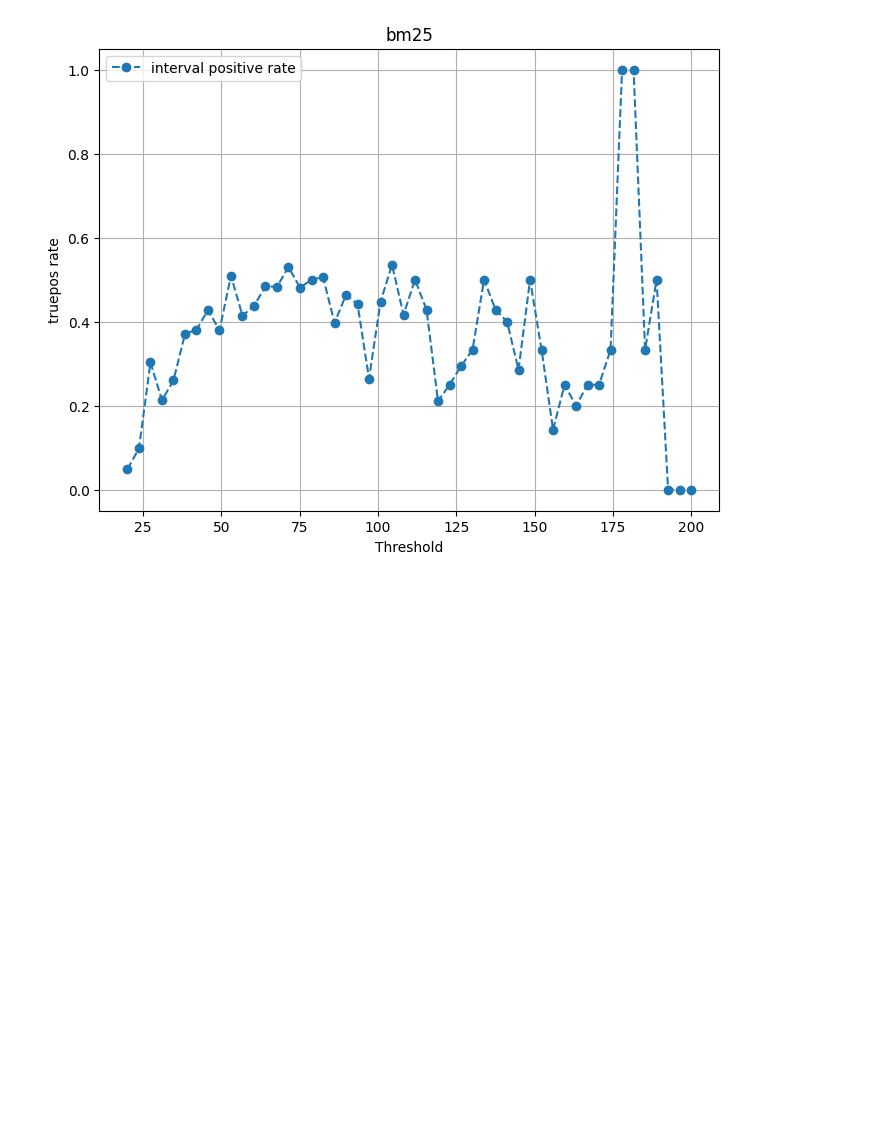
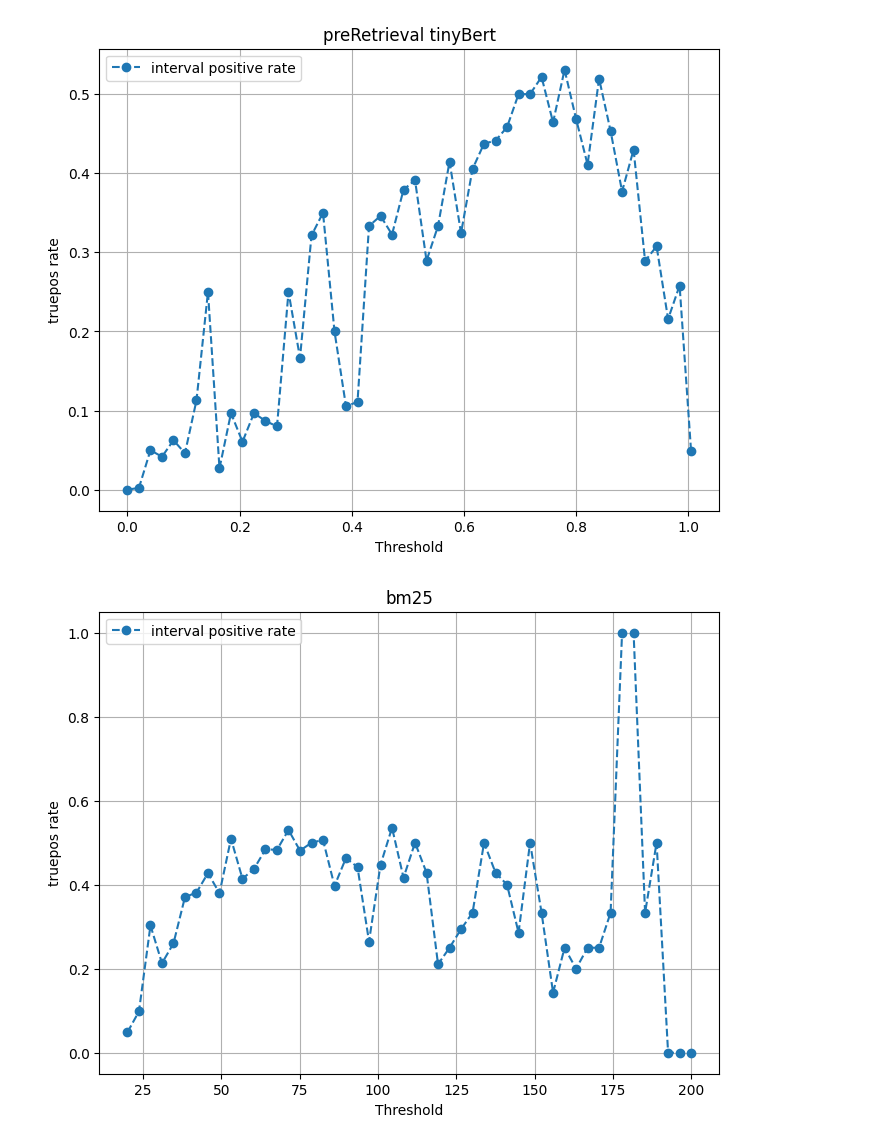
Before and after one commit to kaimeng-zhu/proxyJoin, a Jupyter notebook: w2v.ipynb, the cells around one changed output. Cells and saved outputs as stored; diff of their text form; code cells hidden in the pictures; blank space fills up the shorter version.

```diff
--- a/w2v.ipynb
+++ b/w2v.ipynb
@@ -239,4 +69,0 @@ w2vResultDiag = diag(3000,w2vResult)
-# %%
-for r in bertRsultDiag:
-    if r[1] == 1:
-        print(r[0])
@@ -311,0 +137,19 @@ print(len(bertRsultDiag))
+# %%
+''' # total pos pair in data, 1180 for 3k*3k
+counter = 0
+for r in distilBertResult:
+    if r[1] == 1:
+        counter +=1
+print(counter)
+'''
+# tp, and percentage positive retrieved
+totalcounter = 0
+for i in range(5):
+    counter = 0
+    print(str(i) + " batch")
+    for j in distilBertFiltered[i]:
+        if j[1] == 1:
+            counter += 1
+            totalcounter += 1
+    print(counter / len(distilBertFiltered[i]))
+    print(totalcounter /1180)
@@ -335,3 +287,27 @@ plt.show()
+# %%
+import numpy as np
+import matplotlib.pyplot as plt
+
+bm25Axis = np.linspace(0.0,1.005,50).tolist()
+bm25IntervalPos = intervalMeasure(tinyBertHigh, bm25Axis)
+
+x_values = bm25Axis  # X-axis values
+# Create the line graph
+plt.figure(figsize=(8, 6))  # Optional: Set the figure size
+
+plt.plot(x_values, bm25IntervalPos, label='interval positive rate', marker='o', linestyle='--')
+
+# Add labels and a legend
+plt.xlabel('Threshold')
+plt.ylabel('truepos rate')
+plt.title('preRetrieval tinyBert')
+plt.legend()
+
+# Show the graph (or save it to a file with plt.savefig)
+plt.grid(True)  # Optional: Show grid lines
+plt.show()
+# %% [output]
+[figure, added]
 # %%
 import numpy as np
 import matplotlib.pyplot as plt
```
Also changed, not shown: parts of 30 cells of this notebook, 1 other file.
